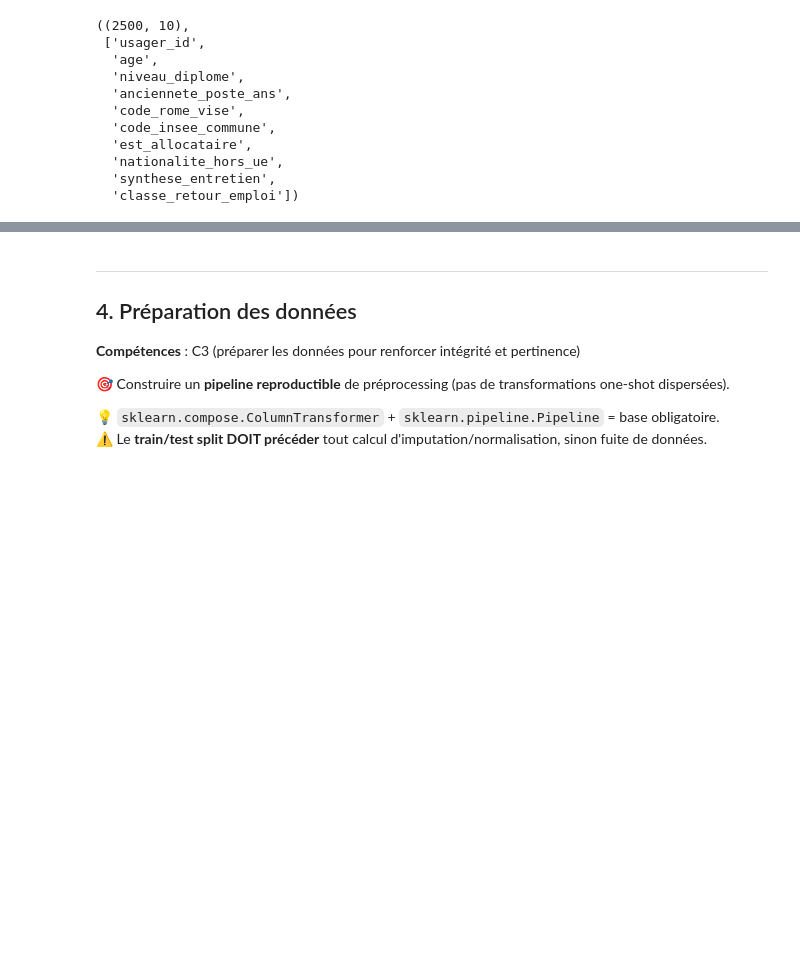
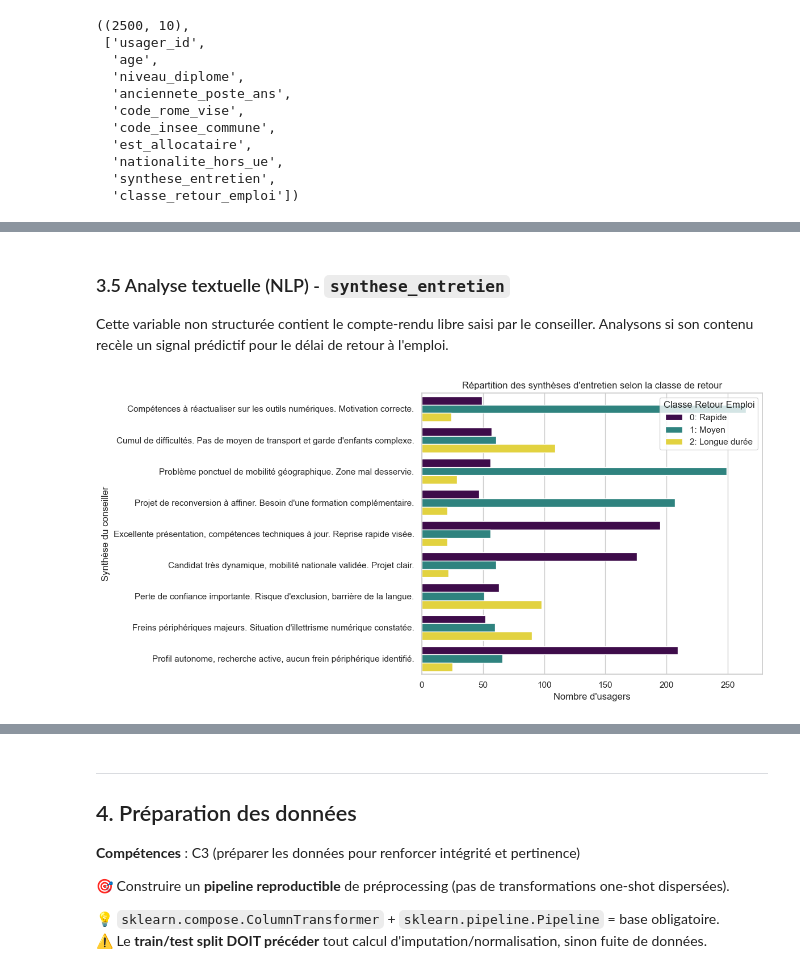
Before and after one commit to FranckBeugnet/certification_upskilling_ia, a Jupyter notebook: cas-usage.ipynb, the cells around one changed output, grey strips where cells are left out. Saved outputs shown, nothing was run; the diff lists cells and outputs as text; code cells hidden in the pictures; blank space fills up the shorter version.

```diff
--- a/cas-usage.ipynb
+++ b/cas-usage.ipynb
@@ -340,0 +518,16 @@ plt.show()
+# %% [markdown]
+### 3.5 Analyse textuelle (NLP) - `synthese_entretien`
+
+Cette variable non structurée contient le compte-rendu libre saisi par le conseiller. Analysons si son contenu recèle un signal prédictif pour le délai de retour à l'emploi.
+# %%
+# Distribution des catégories de synthèse par classe de retour à l'emploi
+plt.figure(figsize=(12, 6))
+sns.countplot(data=df.dropna(subset=['synthese_entretien']), y='synthese_entretien', hue='classe_retour_emploi', palette='viridis')
+plt.title('Répartition des synthèses d\'entretien selon la classe de retour')
+plt.xlabel('Nombre d\'usagers')
+plt.ylabel('Synthèse du conseiller')
+plt.legend(title='Classe Retour Emploi', labels=['0: Rapide', '1: Moyen', '2: Longue durée'])
+plt.tight_layout()
+plt.show()
+# %% [output]
+[figure, added]
```
Also changed, not shown: parts of 24 cells of this notebook, 2 other files.
